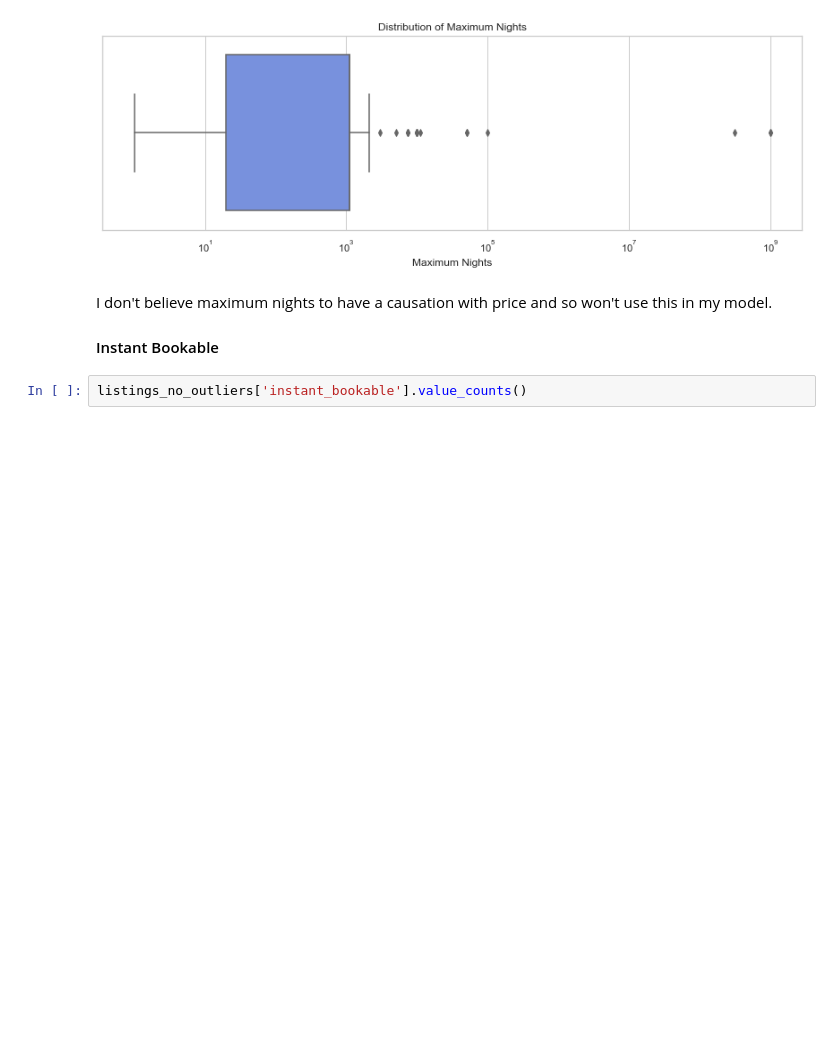
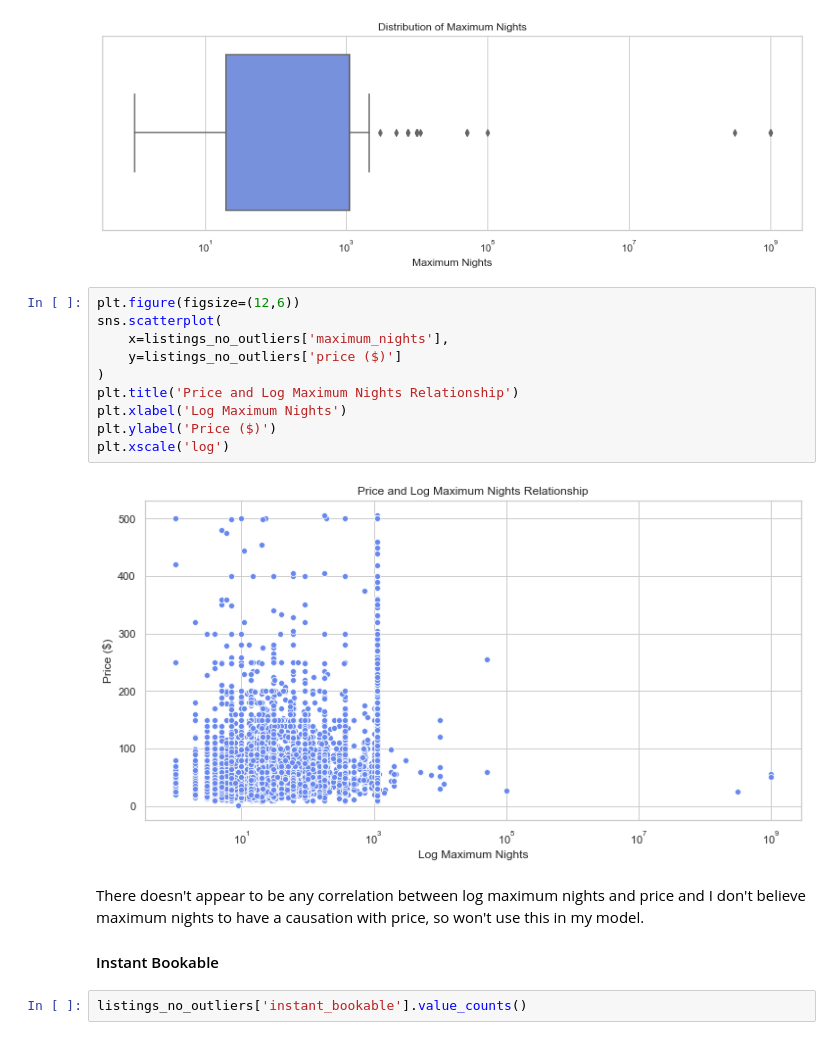
Before and after one commit to nickhill97/berlin_airbnb, a Jupyter notebook: notebooks/eda.ipynb, the cells around one changed output. Drawn from its saved outputs; the diff is of its cells as text; blank space fills up the shorter version.

```diff
--- a/notebooks/eda.ipynb
+++ b/notebooks/eda.ipynb
@@ -1283,8 +1308,20 @@ plt.xlabel('Maximum Nights')
 plt.xscale('log')
 # %% [output]
 [figure]
+# %%
+plt.figure(figsize=(12,6))
+sns.scatterplot(
+    x=listings_no_outliers['maximum_nights'],
+    y=listings_no_outliers['price ($)']
+)
+plt.title('Price and Log Maximum Nights Relationship')
+plt.xlabel('Log Maximum Nights')
+plt.ylabel('Price ($)')
+plt.xscale('log')
+# %% [output]
+[figure, added]
 # %% [markdown]
-I don't believe maximum nights to have a causation with price and so won't use this in my model.
+There doesn't appear to be any correlation between log maximum nights and price and I don't believe maximum nights to have a causation with price, so won't use this in my model.
 
 #### Instant Bookable
 # %%
```
Also changed, not shown: parts of 24 cells of this notebook, 1 other file.
